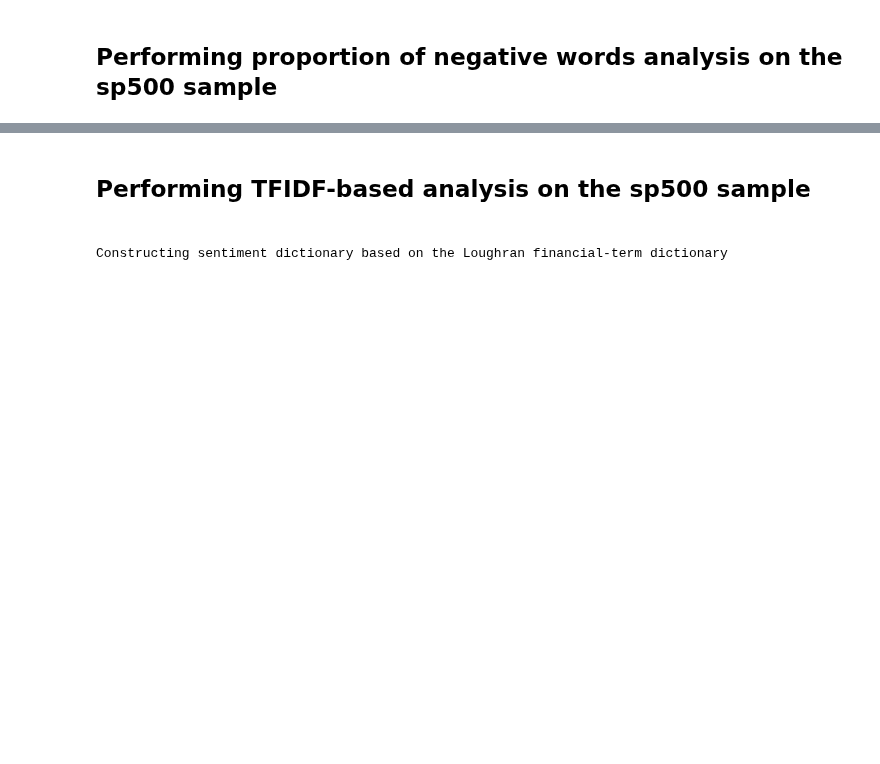
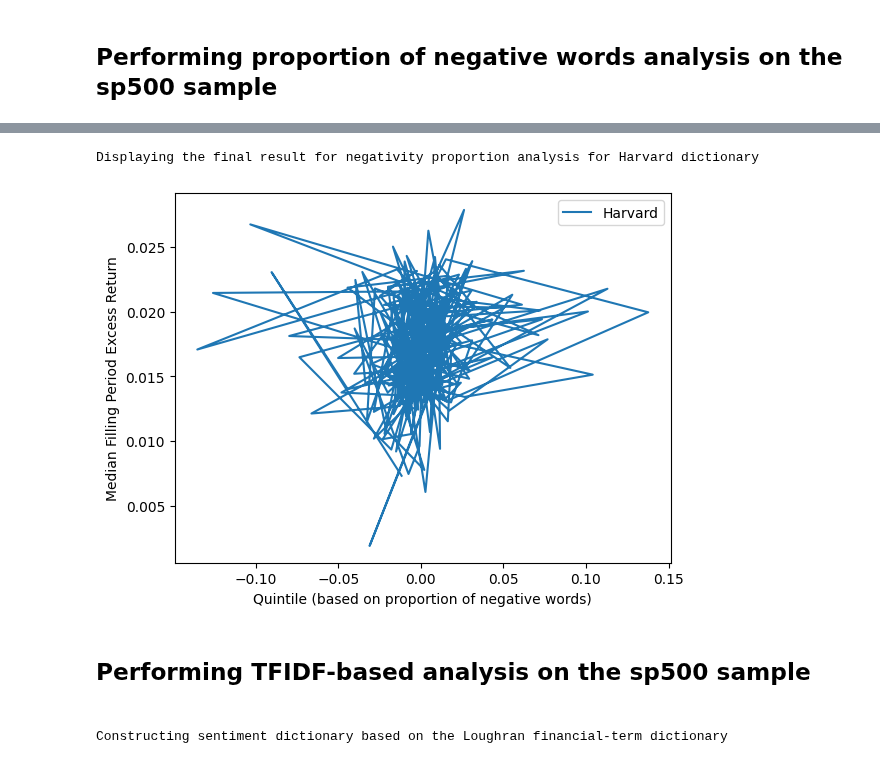
Before and after one commit to Denisfench/10k-sentiment-analysis, a Jupyter notebook: 10K-sentiment-analysis-final.ipynb, the cells around one changed output, grey strips where cells are left out. Drawn from its saved outputs; the diff is of its cells as text; code cells hidden in the pictures; blank space fills up the shorter version.

```diff
--- a/10K-sentiment-analysis-final.ipynb
+++ b/10K-sentiment-analysis-final.ipynb
@@ -641,3 +626,12 @@ plot_negativity_vs_median_excess_return(filings_negativity_score_tfidf, sample_f
+# %%
+print("Displaying the final result for negativity proportion analysis for "
+      "Harvard dictionary")
+
+plot_negativity_vs_median_excess_return(sample_filings_excess_return,
+                                        filings_negativity_score_prop_hv, "Harvard")
+# %% [output]
+Displaying the final result for negativity proportion analysis for Harvard dictionary
+[figure, added]
 # %% [markdown]
 <h2>Performing TFIDF-based analysis on the sp500 sample<h2>
 # %%
```
Also changed, not shown: parts of 15 cells of this notebook.
